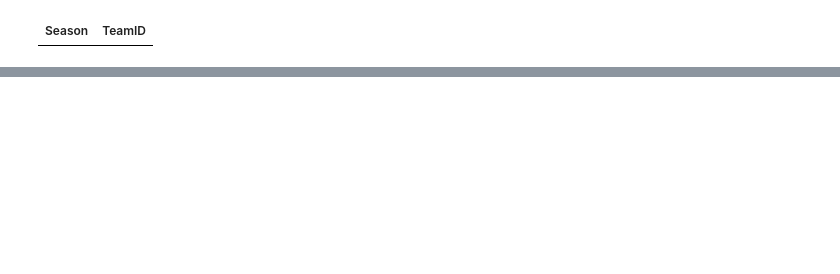
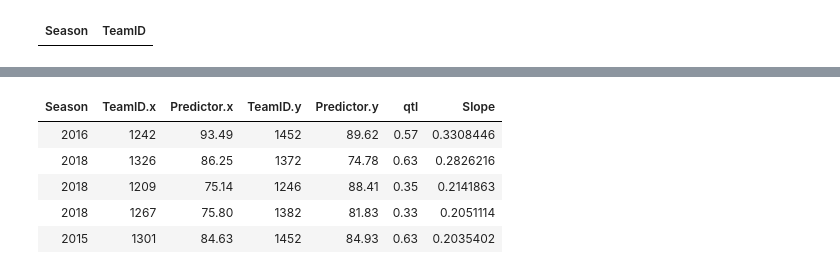
Before and after one commit to fab64443/marchmadness2019, a Jupyter notebook: SagarinFull.ipynb, the cells around one changed output, grey strips where cells are left out. Cells and saved outputs as stored; diff of their text form; code cells hidden in the pictures; blank space fills up the shorter version.

```diff
--- a/SagarinFull.ipynb
+++ b/SagarinFull.ipynb
@@ -158 +181,12 @@ df.matchup %>% sample_n(5)
+# %%
+# all matchs with all 51 hyper parameter setting (qtl=[0.25,0.75])
+df.matchup %>% inner_join(df.sagarin.slopes,by=c('Season')) -> df.matchup
+df.matchup %>% sample_n(5)
+# %% [output]
+| Season | TeamID.x | Predictor.x | TeamID.y | Predictor.y | qtl | Slope |
+| 2016 | 1242 | 93.49 | 1452 | 89.62 | 0.57 | 0.3308446 |
+| 2018 | 1326 | 86.25 | 1372 | 74.78 | 0.63 | 0.2826216 |
+| 2018 | 1209 | 75.14 | 1246 | 88.41 | 0.35 | 0.2141863 |
+| 2018 | 1267 | 75.80 | 1382 | 81.83 | 0.33 | 0.2051114 |
+| 2015 | 1301 | 84.63 | 1452 | 84.93 | 0.63 | 0.2035402 |
 # %%
```
Also changed, not shown: parts of 23 cells of this notebook, 1 other file.
